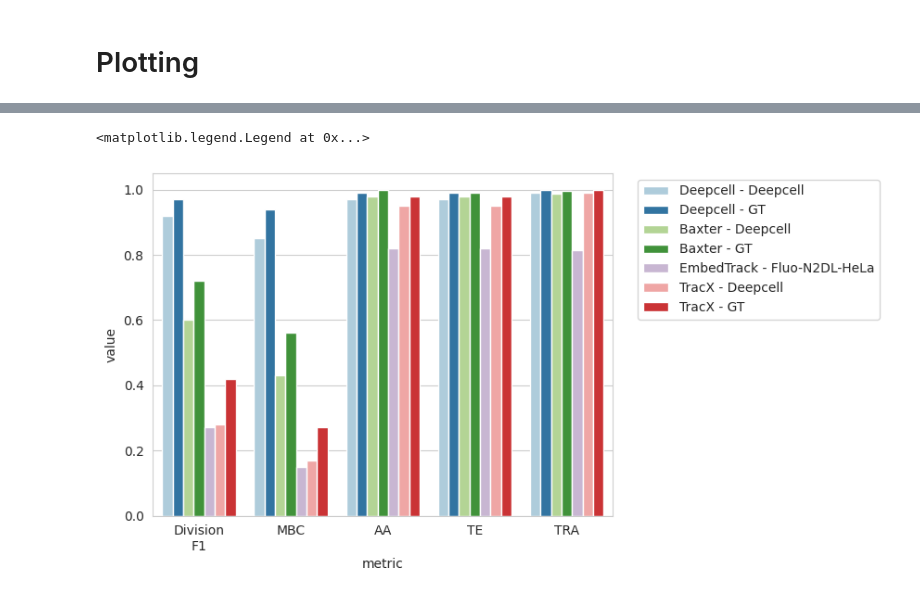
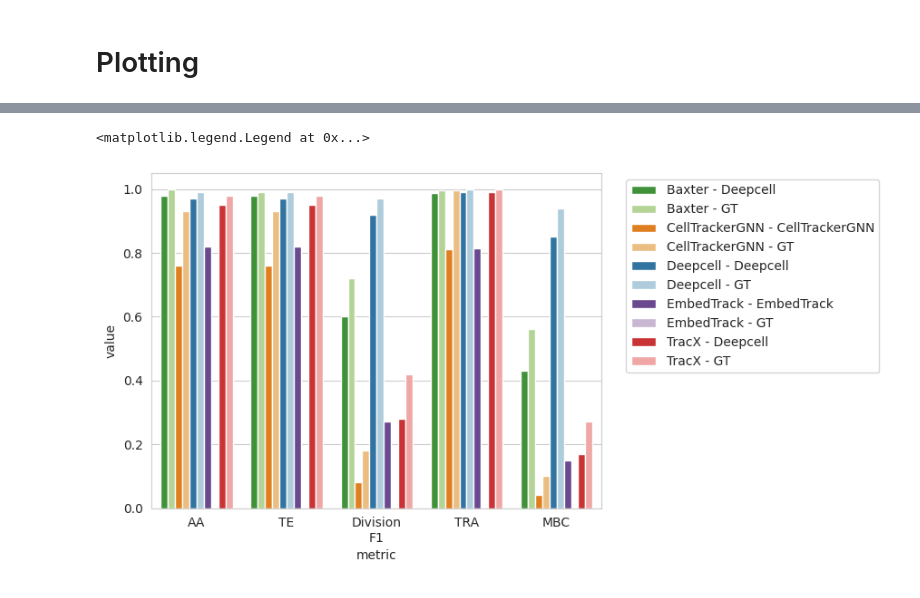
Before and after one commit to vanvalenlab/Caliban-2024_Schwartz_et_al, a Jupyter notebook: figures/competitor-benchmarking.ipynb, the cells around one changed output, grey strips where cells are left out. Saved outputs shown, nothing was run; the diff lists cells and outputs as text; code cells hidden in the pictures.

Commit message:
Messy draft of new benchmarking figure

```diff
--- a/figures/competitor-benchmarking.ipynb
+++ b/figures/competitor-benchmarking.ipynb
@@ -15,9 +15,18 @@ baxter_path = '../benchmarking/Baxter/benchmarks.csv'
 embedtrack_path = '../benchmarking/EmbedTrack/benchmarks.csv'
 deepcell_path = '../benchmarking/DeepCell/benchmarks.csv'
 tracx_path = '../benchmarking/TracX/benchmarks.csv'
+celltrackergnn_path = '../benchmarking/CellTrackerGNN/benchmarks.csv'
 
 sum_columns = [
     'correct_division', 'mismatch_division',
     'false_positive_division', 'false_negative_division', 'total_divisions',
     'aa_tp', 'aa_total', 'te_tp', 'te_total']
 mean_columns = ['DET', 'SEG', 'TRA']
+
+stats_columns = ['Division F1', 'Mitotic branching correctness', 'Association Accuracy', 'Target Effectiveness', 'TRA']
+labels = {
+    'Division F1': 'Division\nF1',
+    'Mitotic branching correctness': 'MBC',
+    'Association Accuracy': 'AA',
+    'Target Effectiveness': 'TE'
+}
@@ -24,5 +35,5 @@ mean_columns = ['DET', 'SEG', 'TRA']
 # %%
-paths = [deepcell_path, baxter_path, embedtrack_path, tracx_path]
+paths = [deepcell_path, baxter_path, embedtrack_path, tracx_path, celltrackergnn_path]
 dfs = []
 for path in paths:
     sdf = pd.read_csv(path, index_col=0)
@@ -58,0 +91,7 @@ df
+# %%
+# Create new columns for tracking and segmentation models
+df = df.reset_index()
+df[['tracking', 'segmentation']] = df['model'].str.split(' - ', expand=True)
+
+# Add empty missing value for GT EmbedTrack benchmarking
+df = df.append({'model': 'EmbedTrack - GT', 'tracking': 'EmbedTrack', 'segmentation': 'GT'}, ignore_index=True).fillna(0.000001)
@@ -96,34 +278,36 @@ colors = {
 # %%
-labels = {
-    # 'Division Precision': 'Division\nPrecision',
-    # 'Division Recall': 'Division\nRecall',
-    'Division F1': 'Division\nF1',
-    'Mitotic branching correctness': 'MBC',
-    'Association Accuracy': 'AA',
-    'Target Effectiveness': 'TE'
+gt_colors = {
+    'Deepcell - GT': paired_cb[0],
+    'Baxter - GT': paired_cb[2],
+    'TracX - GT': paired_cb[4],
+    'CellTrackerGNN - GT': paired_cb[6],
+    'EmbedTrack - GT': paired_cb[8]
 }
-
-stats_columns = ['Division F1', 'Mitotic branching correctness', 'Association Accuracy', 'Target Effectiveness', 'TRA']
-
-sdf = df.loc[list(colors_colorbrewer.keys())] # Limit models to those under consideration
-sdf = sdf[stats_columns] # Limit columns
-sdf = sdf.reset_index() # Reset index to expose model as column
-
-stats = sdf.melt(
-    id_vars='model',
+pred_colors = {
+    'Deepcell - Deepcell': paired_cb[1],
+    'Baxter - Deepcell': paired_cb[3],
+    'TracX - Deepcell': paired_cb[5],
+    'CellTrackerGNN - CellTrackerGNN': paired_cb[7],
+    'EmbedTrack - EmbedTrack': paired_cb[9],
+}
+stats = df.melt(
+    id_vars=['model', 'tracking', 'segmentation'],
     value_vars=stats_columns,
     var_name='metric'
-    )
-stats = stats.replace(labels) # Rename metrics for better plotting
+    ).sort_values('model'
+    ).replace(labels)
+
+fig, ax = plt.subplots()
 
 sns.barplot(
     data=stats,
     x='metric',
     y='value',
     hue='model',
-    palette=colors_colorbrewer
+    palette={**gt_colors, **pred_colors}
 )
+
 plt.legend(bbox_to_anchor=(1.04, 1), loc="upper left")
 # %% [output]
 <matplotlib.legend.Legend at 0x...>
-[figure, old version]
+[figure, new version]
```
Also changed, not shown: parts of 22 cells of this notebook.
